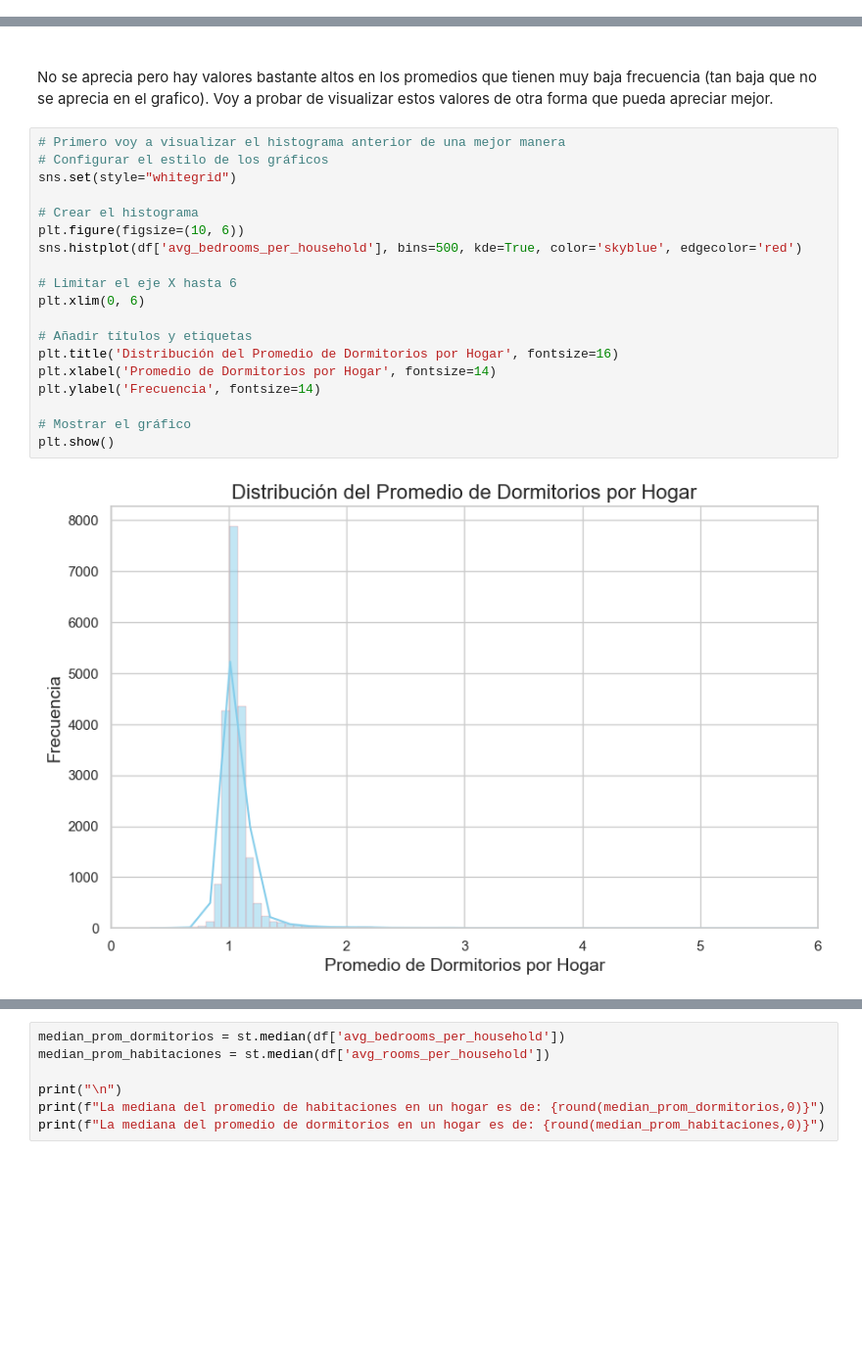
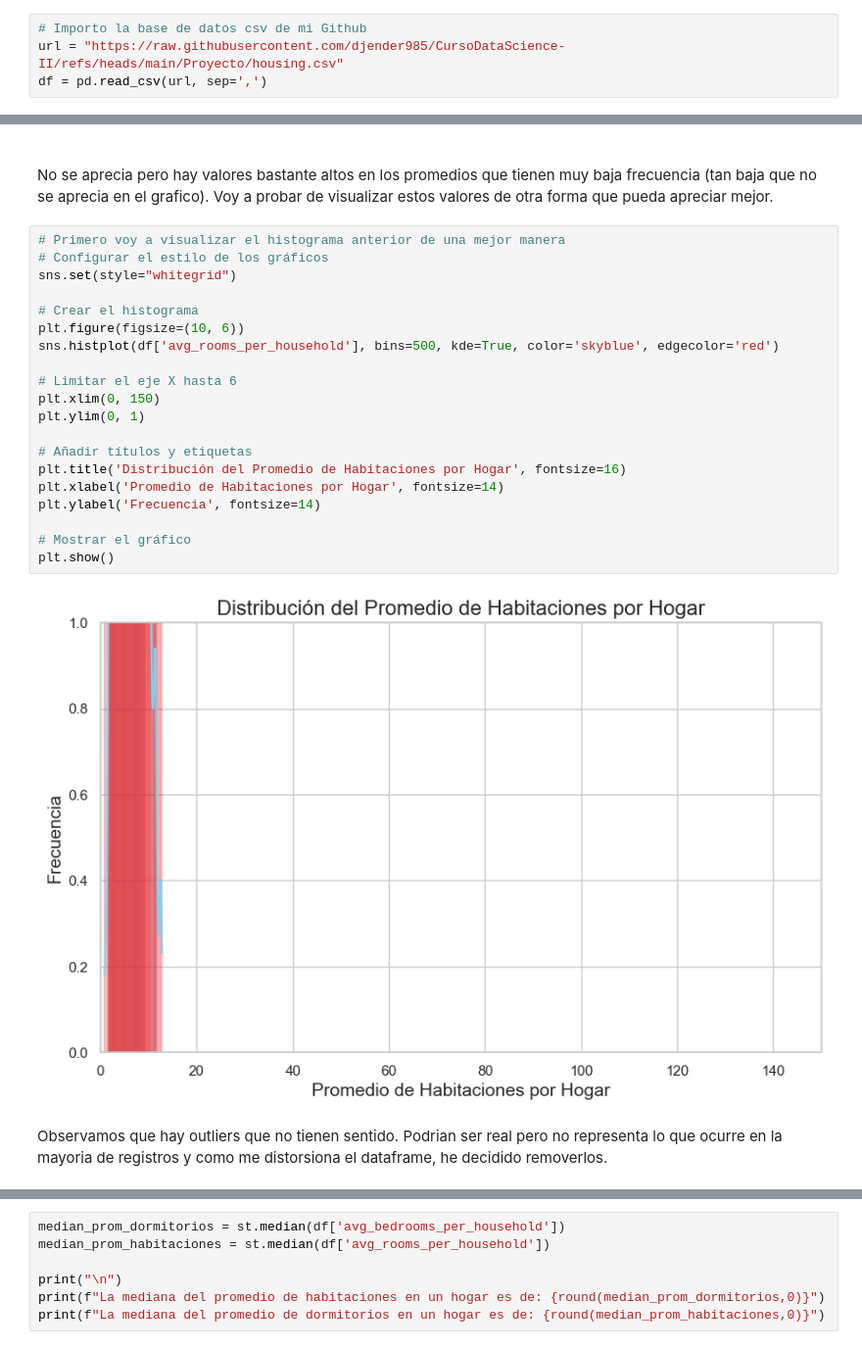
Before and after one commit to djender985/CursoDataScience-II, a Jupyter notebook: Proyecto/Ender_Davila.ipynb, the cells around one changed output, grey strips where cells are left out. Shown at 98% size. Cells and saved outputs as stored; diff of their text form; blank space fills up the shorter version.

```diff
--- a/Proyecto/Ender_Davila.ipynb
+++ b/Proyecto/Ender_Davila.ipynb
@@ -49,0 +45,4 @@ df=pd.read_csv('housing.csv', sep=',')
+# %%
+# Importo la base de datos csv de mi Github
+url = "https://raw.githubusercontent.com/djender985/CursoDataScience-II/refs/heads/main/Proyecto/housing.csv"
+df = pd.read_csv(url, sep=',')
@@ -191,21 +204,24 @@ Voy a probar de visualizar estos valores de otra forma que pueda apreciar mejor.
 # %%
 # Primero voy a visualizar el histograma anterior de una mejor manera
 # Configurar el estilo de los gráficos
 sns.set(style="whitegrid")
 
 # Crear el histograma
 plt.figure(figsize=(10, 6))
-sns.histplot(df['avg_bedrooms_per_household'], bins=500, kde=True, color='skyblue', edgecolor='red')
+sns.histplot(df['avg_rooms_per_household'], bins=500, kde=True, color='skyblue', edgecolor='red')
 
 # Limitar el eje X hasta 6
-plt.xlim(0, 6)
+plt.xlim(0, 150)
+plt.ylim(0, 1)
 
 # Añadir títulos y etiquetas
-plt.title('Distribución del Promedio de Dormitorios por Hogar', fontsize=16)
-plt.xlabel('Promedio de Dormitorios por Hogar', fontsize=14)
+plt.title('Distribución del Promedio de Habitaciones por Hogar', fontsize=16)
+plt.xlabel('Promedio de Habitaciones por Hogar', fontsize=14)
 plt.ylabel('Frecuencia', fontsize=14)
 
 # Mostrar el gráfico
 plt.show()
 # %% [output]
-[figure, old version]
+[figure, new version]
+# %% [markdown]
+Observamos que hay outliers que no tienen sentido. Podrian ser real pero no representa lo que ocurre en la mayoria de registros y como me distorsiona el dataframe, he decidido removerlos.
```
Also changed, not shown: parts of 36 cells of this notebook.
